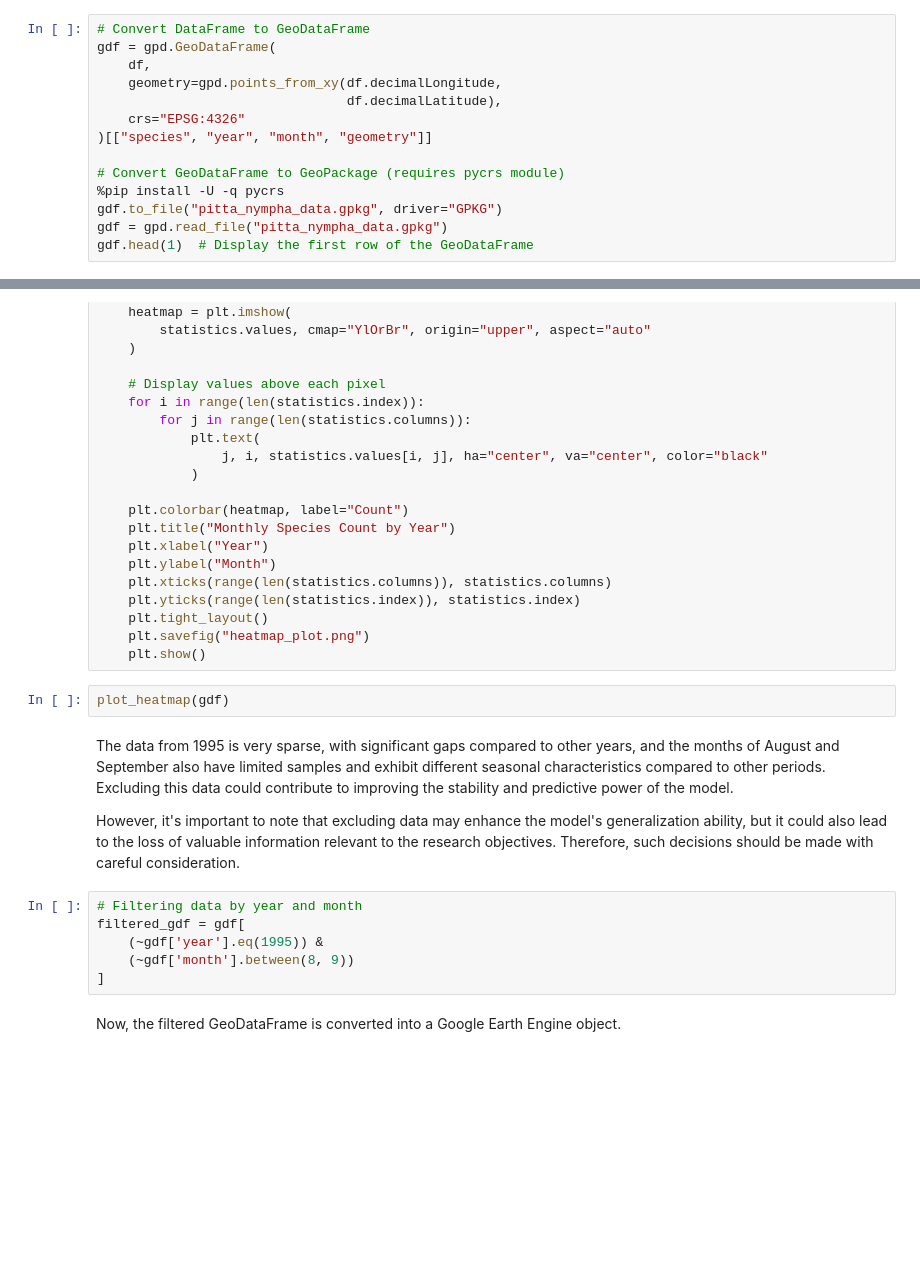
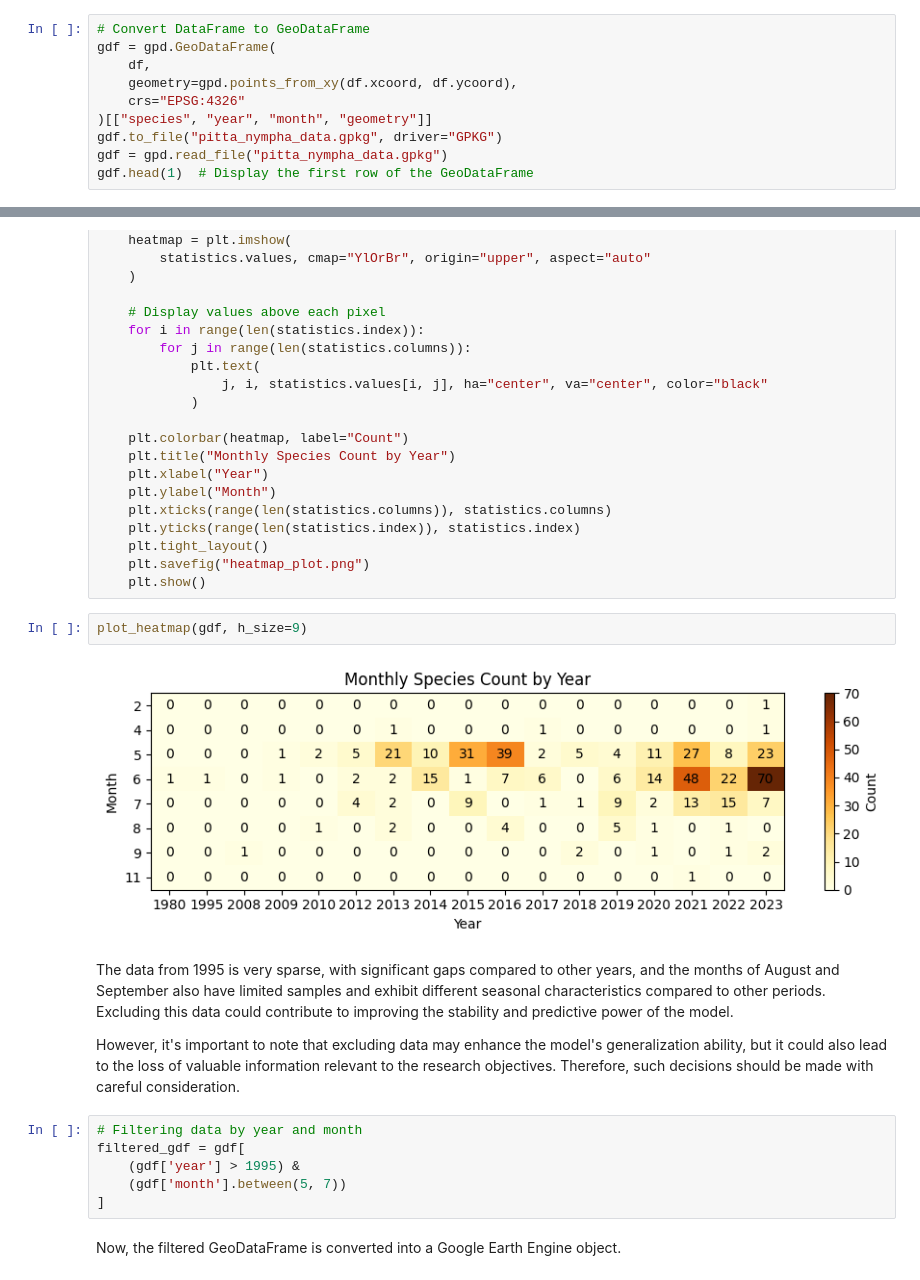
Before and after one commit to osgeokr/GEE-PAM-Book, a Jupyter notebook: PS_202405_Species_Distribution_Modeling.ipynb, the cells around one changed output, grey strips where cells are left out. Cells and saved outputs as stored; diff of their text form; blank space fills up the shorter version.

```diff
--- a/PS_202405_Species_Distribution_Modeling.ipynb
+++ b/PS_202405_Species_Distribution_Modeling.ipynb
@@ -154,13 +117,9 @@ Next, we convert the DataFrame into a GeoDataFrame that includes a column for ge
 # Convert DataFrame to GeoDataFrame
 gdf = gpd.GeoDataFrame(
     df,
-    geometry=gpd.points_from_xy(df.decimalLongitude,
-                                df.decimalLatitude),
+    geometry=gpd.points_from_xy(df.xcoord, df.ycoord),
     crs="EPSG:4326"
 )[["species", "year", "month", "geometry"]]
-
-# Convert GeoDataFrame to GeoPackage (requires pycrs module)
-%pip install -U -q pycrs
 gdf.to_file("pitta_nympha_data.gpkg", driver="GPKG")
 gdf = gpd.read_file("pitta_nympha_data.gpkg")
 gdf.head(1)  # Display the first row of the GeoDataFrame
@@ -199,7 +157,9 @@ def plot_heatmap(gdf, h_size=8):
     plt.savefig("heatmap_plot.png")
     plt.show()
 # %%
-plot_heatmap(gdf)
+plot_heatmap(gdf, h_size=9)
+# %% [output]
+[figure, added]
 # %% [markdown]
 The data from 1995 is very sparse, with significant gaps compared to other years, and the months of August and September also have limited samples and exhibit different seasonal characteristics compared to other periods. Excluding this data could contribute to improving the stability and predictive power of the model.
 
@@ -207,8 +167,8 @@ However, it's important to note that excluding data may enhance the model's gene
 # %%
 # Filtering data by year and month
 filtered_gdf = gdf[
-    (~gdf['year'].eq(1995)) &
-    (~gdf['month'].between(8, 9))
+    (gdf['year'] > 1995) &
+    (gdf['month'].between(5, 7))
 ]
 # %% [markdown]
 Now, the filtered GeoDataFrame is converted into a Google Earth Engine object.
```
Also changed, not shown: parts of 8 cells of this notebook.
